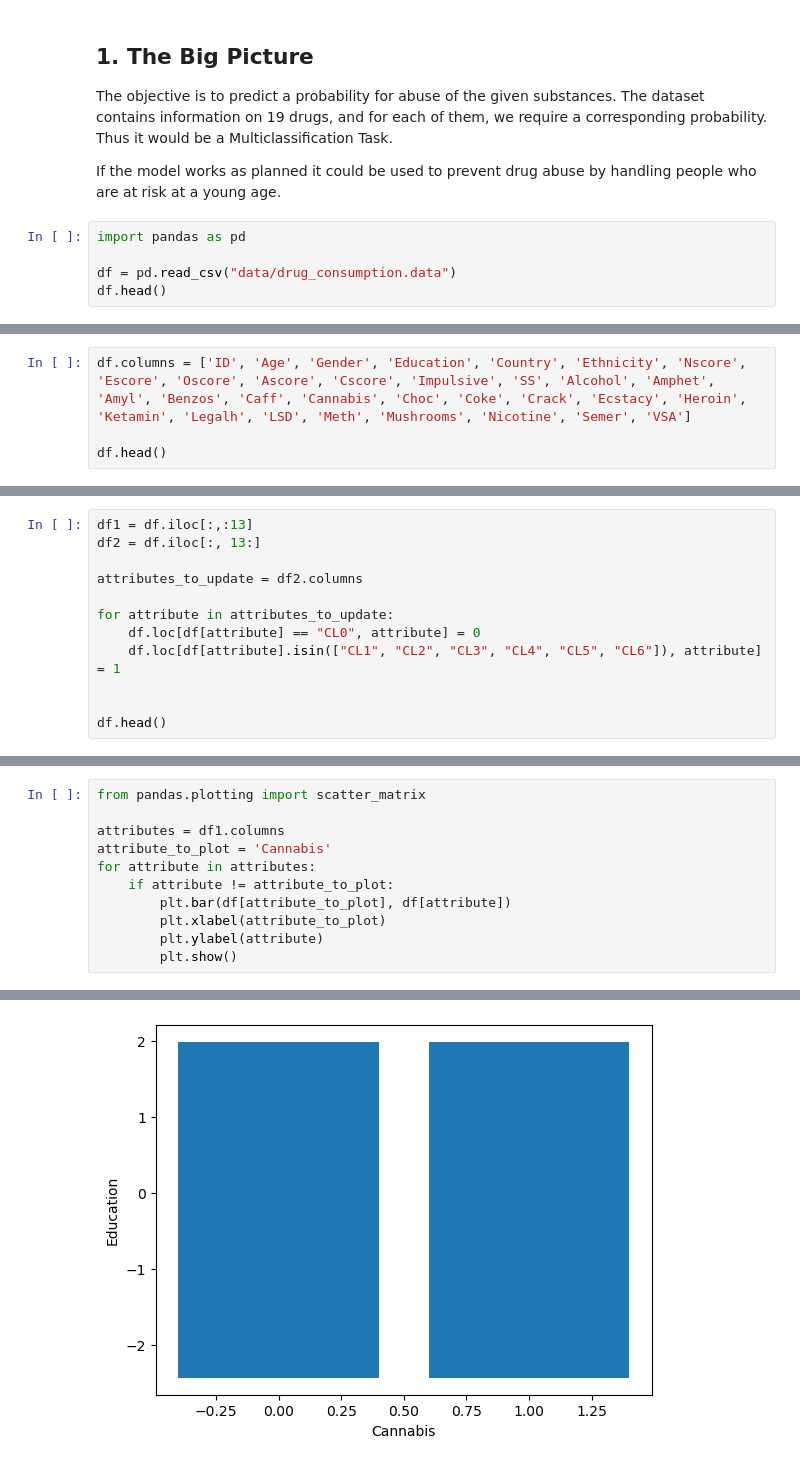
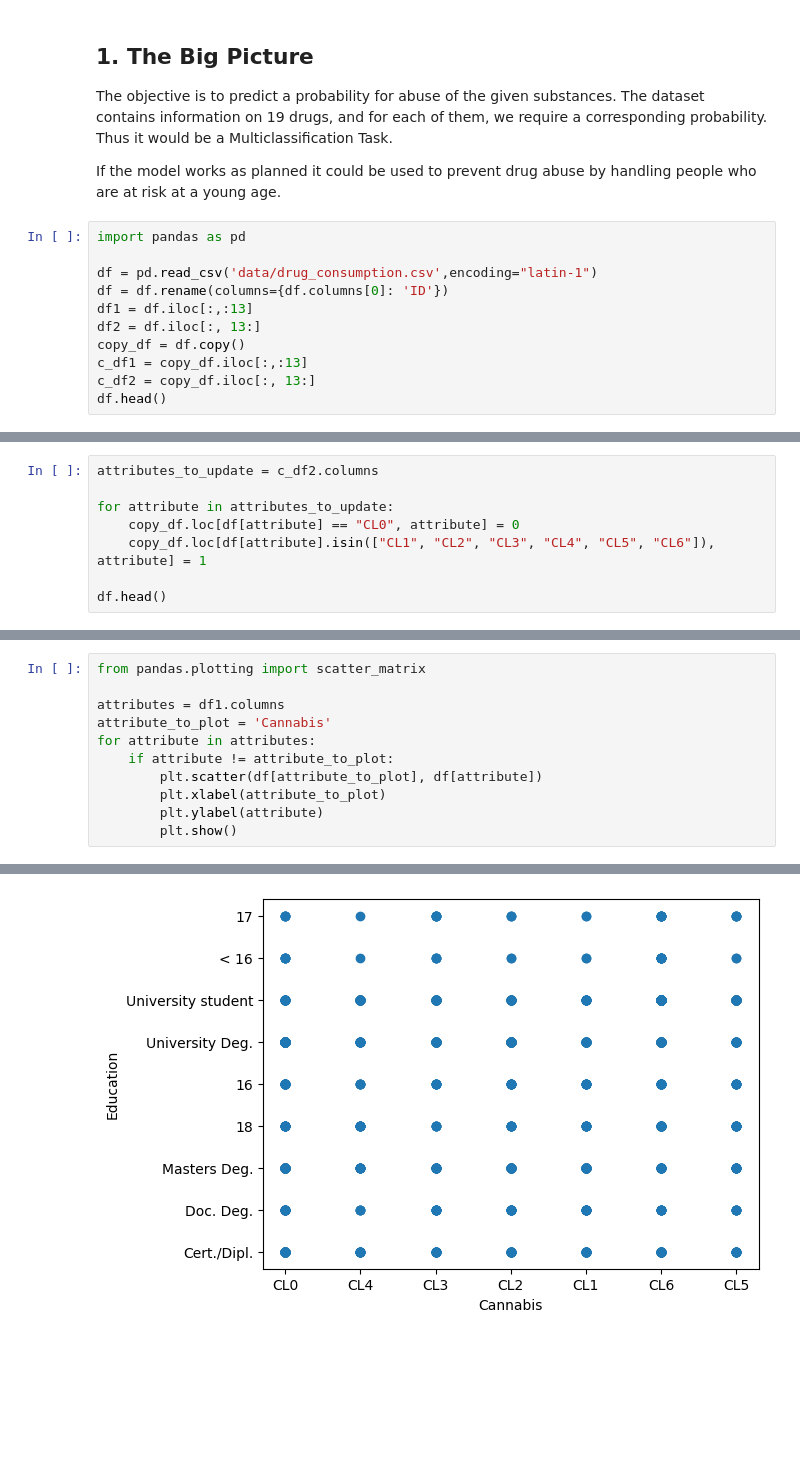
Before and after one commit to Freybier/Drogen4Life, a Jupyter notebook: Drug_Project.ipynb, the cells around one changed output, grey strips where cells are left out. Drawn from its saved outputs; the diff is of its cells as text; blank space fills up the shorter version.

```diff
--- a/Drug_Project.ipynb
+++ b/Drug_Project.ipynb
@@ -19,6 +19,12 @@ If the model works as planned it could be used to prevent drug abuse by handling
 # %%
 import pandas as pd
 
-df = pd.read_csv("data/drug_consumption.data")
+df = pd.read_csv('data/drug_consumption.csv',encoding="latin-1")
+df = df.rename(columns={df.columns[0]: 'ID'})
+df1 = df.iloc[:,:13]
+df2 = df.iloc[:, 13:]
+copy_df = df.copy()
+c_df1 = copy_df.iloc[:,:13]
+c_df2 = copy_df.iloc[:, 13:]
 df.head()
 # %% [output]
@@ -31,5 +37 @@ df.head()
 5 rows × 32 columns
-# %%
-df.columns = ['ID', 'Age', 'Gender', 'Education', 'Country', 'Ethnicity', 'Nscore', 'Escore', 'Oscore', 'Ascore', 'Cscore', 'Impulsive', 'SS', 'Alcohol', 'Amphet', 'Amyl', 'Benzos', 'Caff', 'Cannabis', 'Choc', 'Coke', 'Crack', 'Ecstacy', 'Heroin', 'Ketamin', 'Legalh', 'LSD', 'Meth', 'Mushrooms', 'Nicotine', 'Semer', 'VSA']
-
-df.head()
@@ -93,13 +149,9 @@ for col in obj_cols:
 # %%
-df1 = df.iloc[:,:13]
-df2 = df.iloc[:, 13:]
-
-attributes_to_update = df2.columns
+attributes_to_update = c_df2.columns
 
 for attribute in attributes_to_update:
-    df.loc[df[attribute] == "CL0", attribute] = 0
-    df.loc[df[attribute].isin(["CL1", "CL2", "CL3", "CL4", "CL5", "CL6"]), attribute] = 1
-
+    copy_df.loc[df[attribute] == "CL0", attribute] = 0
+    copy_df.loc[df[attribute].isin(["CL1", "CL2", "CL3", "CL4", "CL5", "CL6"]), attribute] = 1
 
 df.head()
 # %% [output]
@@ -125,7 +199,7 @@ attributes = df1.columns
 attribute_to_plot = 'Cannabis'
 for attribute in attributes:
     if attribute != attribute_to_plot:
-        plt.bar(df[attribute_to_plot], df[attribute])
+        plt.scatter(df[attribute_to_plot], df[attribute])
         plt.xlabel(attribute_to_plot)
         plt.ylabel(attribute)
         plt.show()
@@ -136 +210 @@ for attribute in attributes:
-[figure, old version]
+[figure, new version]
```
Also changed, not shown: parts of 10 cells of this notebook, 2 other files.
